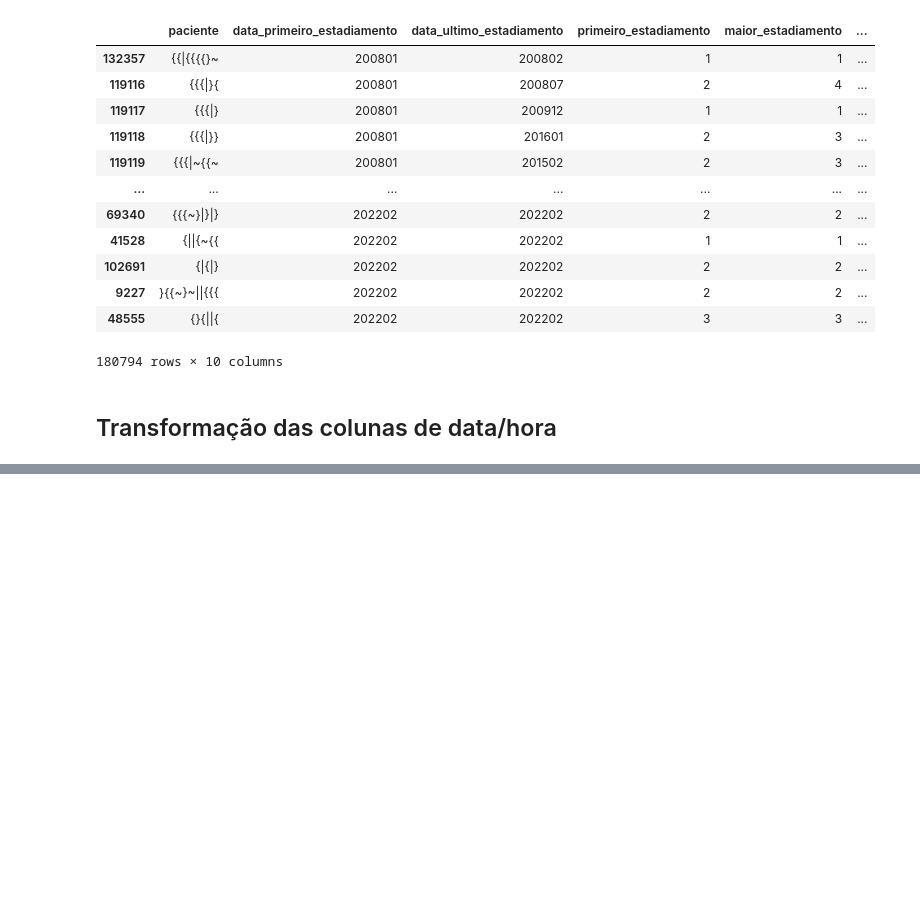
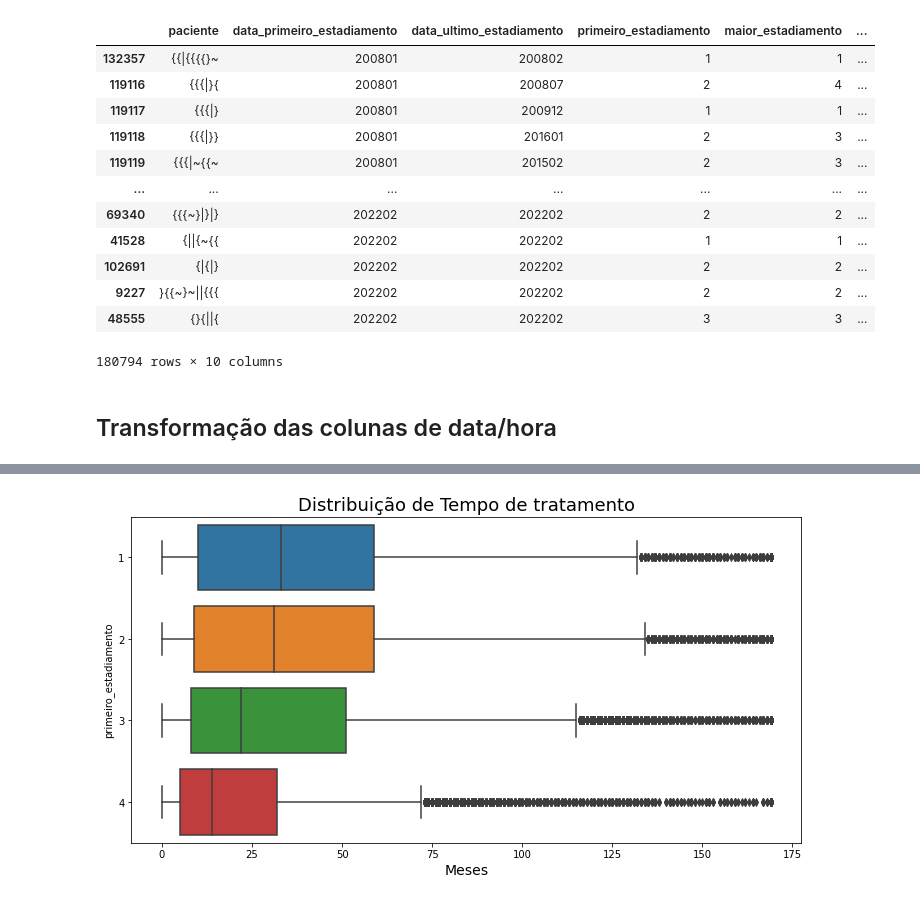
Before and after one commit to heber-augusto/sus-kpis-analysis, a Jupyter notebook: sia/analise_exploratoria_pacientes.ipynb, the cells around one changed output, grey strips where cells are left out. Saved outputs shown, nothing was run; the diff lists cells and outputs as text; code cells hidden in the pictures; blank space fills up the shorter version.

```diff
--- a/sia/analise_exploratoria_pacientes.ipynb
+++ b/sia/analise_exploratoria_pacientes.ipynb
@@ -75,0 +194,13 @@ pacientes['data_ultimo_estadiamento_dt'] = pd.to_datetime(
+# %%
+ax = sns.boxplot(
+    x='tempo_tratamento',
+    y='primeiro_estadiamento',
+    data=pacientes_final,
+    orient='h',
+    order=['1','2','3','4'])
+
+ax.figure.set_size_inches(12, 6)
+ax.set_title('Distribuição de Tempo de tratamento', fontsize=18)
+_ = ax.set_xlabel('Meses', fontsize=14)
+# %% [output]
+[figure, added]
```
Also changed, not shown: parts of 16 cells of this notebook.
